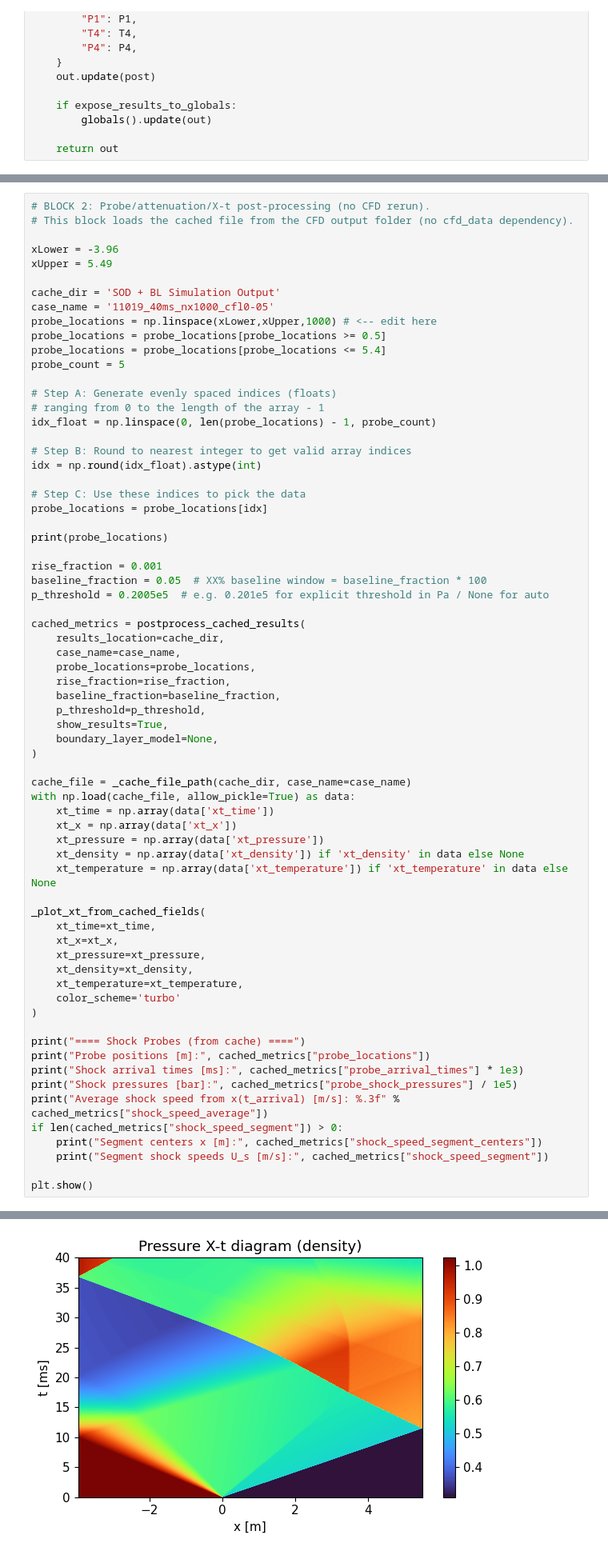
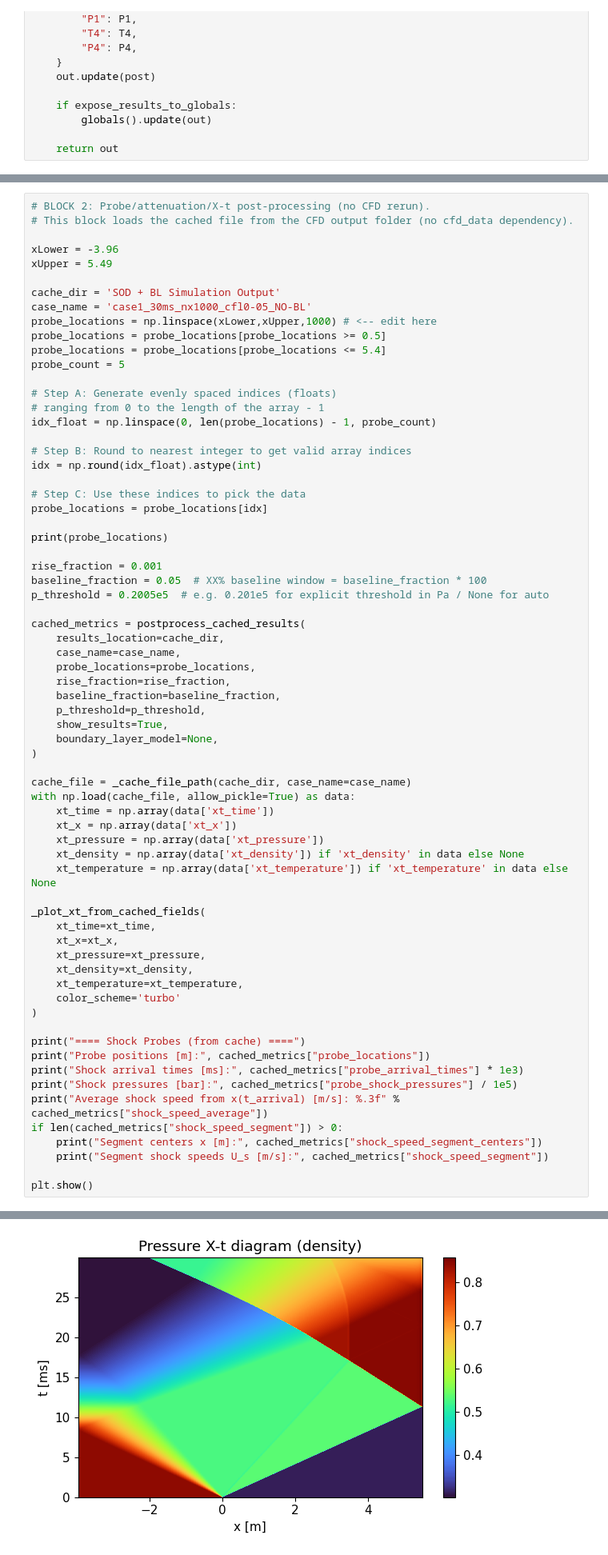
Before and after one commit to krainrpmt/StanShock_0.1.1_NIMT, a Jupyter notebook: examples/validation/SOD + BL Simulation.ipynb, the cells around one changed output, grey strips where cells are left out. Shown at 80% size. Drawn from its saved outputs; the diff is of its cells as text.

Commit message:
graph works

```diff
--- a/examples/validation/SOD + BL Simulation.ipynb
+++ b/examples/validation/SOD + BL Simulation.ipynb
@@ -976,7 +992,7 @@ xLower = -3.96
 xUpper = 5.49
 
 cache_dir = 'SOD + BL Simulation Output'
-case_name = '11019_40ms_nx1000_cfl0-05'
+case_name = 'case1_30ms_nx1000_cfl0-05_NO-BL'
 probe_locations = np.linspace(xLower,xUpper,1000) # <-- edit here
 probe_locations = probe_locations[probe_locations >= 0.5]
 probe_locations = probe_locations[probe_locations <= 5.4]
@@ -1054 +1070 @@ Segment shock speeds U_s [m/s]: [482.76491902 480.16793623 477.43340124 475.0189
-[figure, old version]
+[figure, new version]
```
Also changed, not shown: parts of 3 cells of this notebook.
